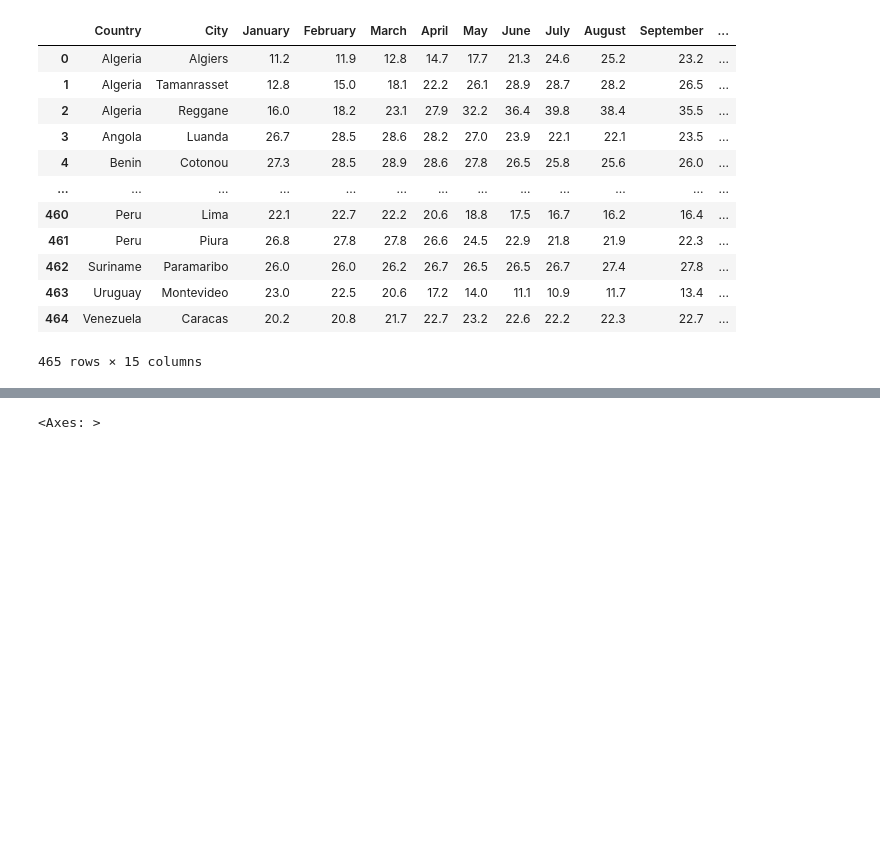
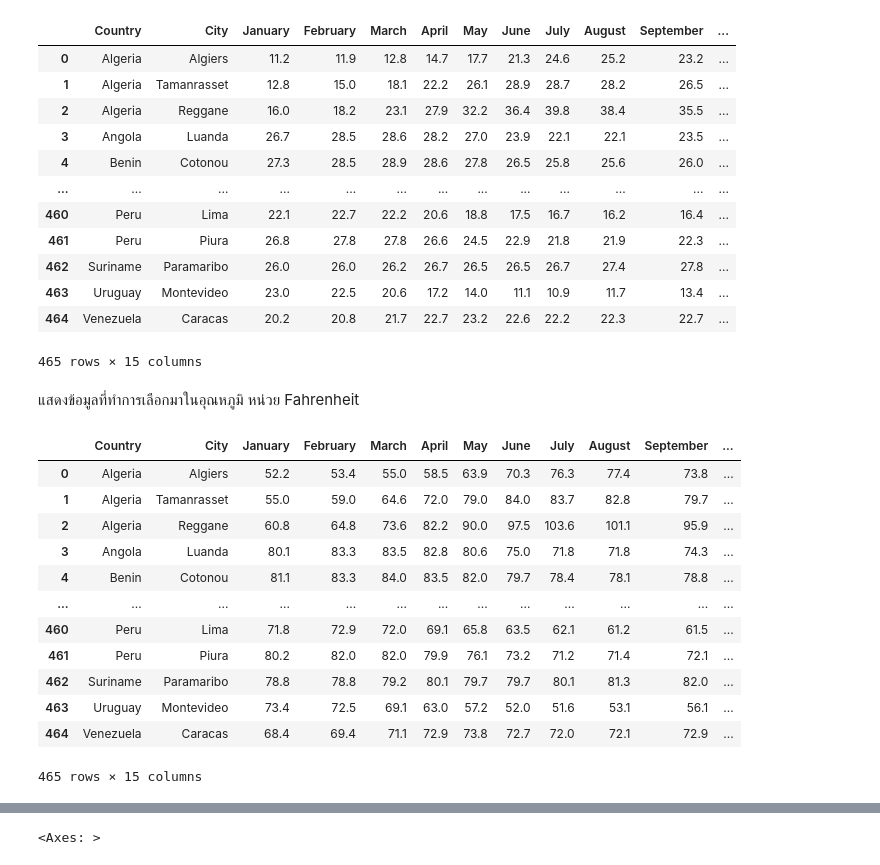
Before and after one commit to park21306/DataProject, a Jupyter notebook: Projectme.ipynb, the cells around one changed output, grey strips where cells are left out. Drawn from its saved outputs; the diff is of its cells as text; code cells hidden in the pictures; blank space fills up the shorter version.

```diff
--- a/Projectme.ipynb
+++ b/Projectme.ipynb
@@ -363,2 +367,3 @@ data2.describe()
 # %%
 Data_Celsius=data2[["Country","City", 'Jan_C', 'Feb_C', 'Mar_C', 'Apr_C', 'May_C', 'Jun_C', 'Jul_C','Aug_C', 'Sep_C', 'Oct_C','Nov_C', 'Dec_C', 'Year_C']]
+Data_Fahrenheit = data2[["Country","City", 'Jan_F', 'Feb_F', 'Mar_F', 'Apr_F', 'May_F', 'Jun_F', 'Jul_F','Aug_F', 'Sep_F', 'Oct_F','Nov_F', 'Dec_F', 'Year_F']]
@@ -365,2 +372,3 @@ Data_Celsius=data2[["Country","City", 'Jan_C', 'Feb_C', 'Mar_C', 'Apr_C', 'May_C
 # %%
 Data_Celsius.rename(columns = {'Jan_C' : 'January', 'Feb_C': 'February', 'Mar_C': 'March', 'Apr_C': 'April', 'May_C': 'May', 'Jun_C': 'June', 'Jul_C': 'July','Aug_C': 'August', 'Sep_C': 'September', 'Oct_C': 'October','Nov_C': 'November', 'Dec_C': 'December', 'Year_C': 'Year'}, inplace = True)
+Data_Fahrenheit.rename(columns = {'Jan_F' : 'January', 'Feb_F': 'February', 'Mar_F': 'March', 'Apr_F': 'April', 'May_F': 'May', 'Jun_F': 'June', 'Jul_F': 'July','Aug_F': 'August', 'Sep_F': 'September', 'Oct_F': 'October','Nov_F': 'November', 'Dec_F': 'December', 'Year_F': 'Year'}, inplace = True)
@@ -380,6 +390,24 @@ Data_Celsius
 | 463 | Uruguay | Montevideo | 23.0 | 22.5 | 20.6 | 17.2 | 14.0 | 11.1 | 10.9 | 11.7 | 13.4 | ... |
 | 464 | Venezuela | Caracas | 20.2 | 20.8 | 21.7 | 22.7 | 23.2 | 22.6 | 22.2 | 22.3 | 22.7 | ... |
 465 rows × 15 columns
+# %% [markdown]
+แสดงข้อมูลที่ทำการเลือกมาในอุณหภูมิ หน่วย Fahrenheit
+# %%
+Data_Fahrenheit
+# %% [output]
+|  | Country | City | January | February | March | April | May | June | July | August | September | ... |
+| 0 | Algeria | Algiers | 52.2 | 53.4 | 55.0 | 58.5 | 63.9 | 70.3 | 76.3 | 77.4 | 73.8 | ... |
+| 1 | Algeria | Tamanrasset | 55.0 | 59.0 | 64.6 | 72.0 | 79.0 | 84.0 | 83.7 | 82.8 | 79.7 | ... |
+| 2 | Algeria | Reggane | 60.8 | 64.8 | 73.6 | 82.2 | 90.0 | 97.5 | 103.6 | 101.1 | 95.9 | ... |
+| 3 | Angola | Luanda | 80.1 | 83.3 | 83.5 | 82.8 | 80.6 | 75.0 | 71.8 | 71.8 | 74.3 | ... |
+| 4 | Benin | Cotonou | 81.1 | 83.3 | 84.0 | 83.5 | 82.0 | 79.7 | 78.4 | 78.1 | 78.8 | ... |
+| ... | ... | ... | ... | ... | ... | ... | ... | ... | ... | ... | ... | ... |
+| 460 | Peru | Lima | 71.8 | 72.9 | 72.0 | 69.1 | 65.8 | 63.5 | 62.1 | 61.2 | 61.5 | ... |
+| 461 | Peru | Piura | 80.2 | 82.0 | 82.0 | 79.9 | 76.1 | 73.2 | 71.2 | 71.4 | 72.1 | ... |
+| 462 | Suriname | Paramaribo | 78.8 | 78.8 | 79.2 | 80.1 | 79.7 | 79.7 | 80.1 | 81.3 | 82.0 | ... |
+| 463 | Uruguay | Montevideo | 73.4 | 72.5 | 69.1 | 63.0 | 57.2 | 52.0 | 51.6 | 53.1 | 56.1 | ... |
+| 464 | Venezuela | Caracas | 68.4 | 69.4 | 71.1 | 72.9 | 73.8 | 72.7 | 72.0 | 72.1 | 72.9 | ... |
+465 rows × 15 columns
 # %%
 sns.set_style("whitegrid")
 # %%
```
Also changed, not shown: parts of 5 cells of this notebook.
